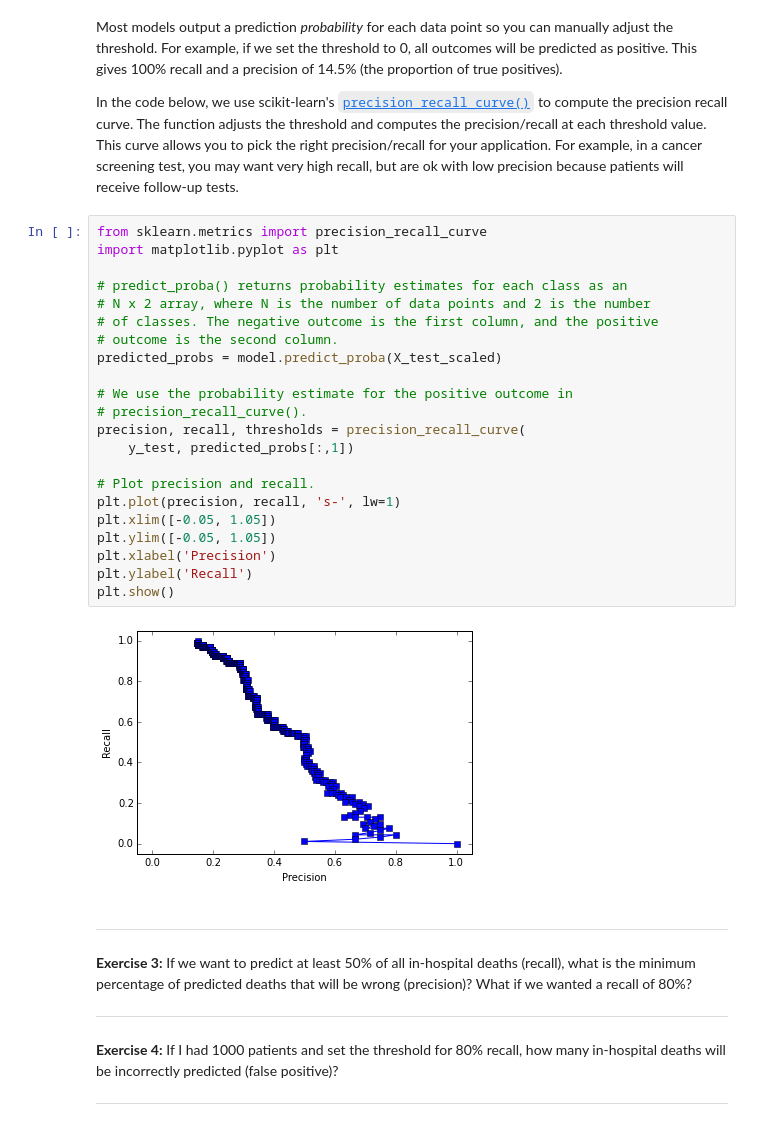
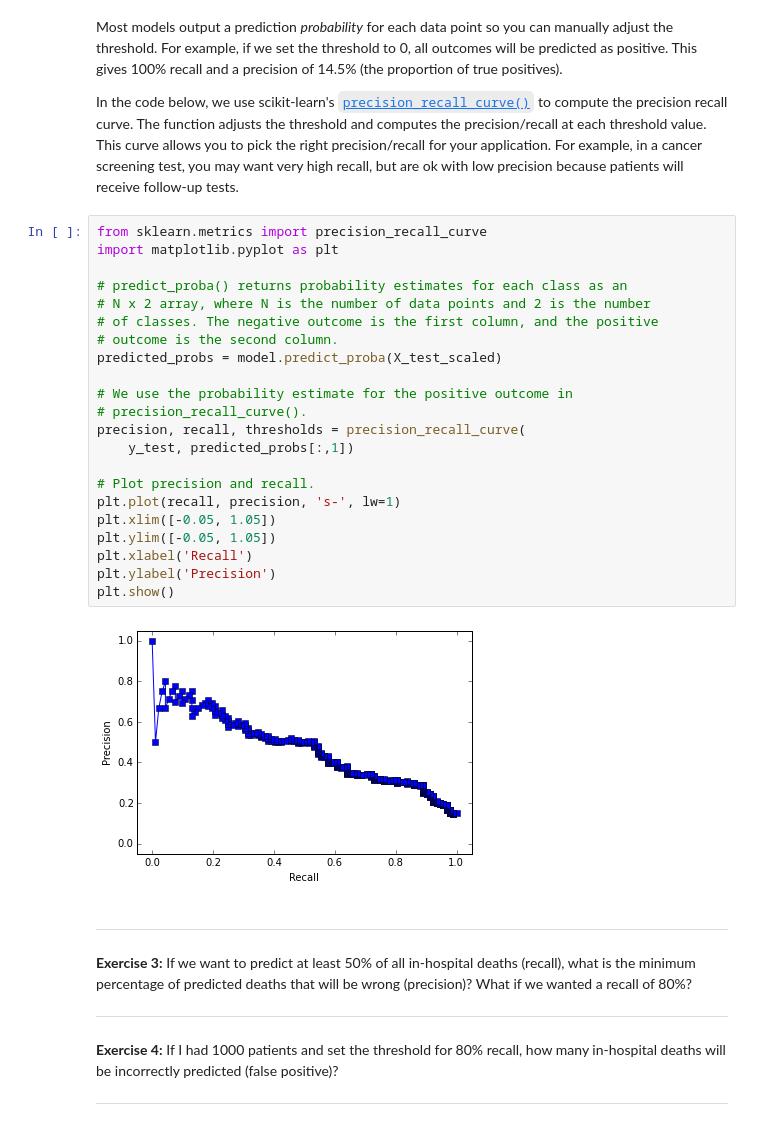
Before and after one commit to aloksharma1993/techfest-ml-tutorial, a Jupyter notebook: notebooks/classification_example.ipynb, the cells around one changed output. Saved outputs shown, nothing was run; the diff lists cells and outputs as text.

```diff
--- a/notebooks/classification_example.ipynb
+++ b/notebooks/classification_example.ipynb
@@ -179,27 +179,27 @@ In the code below, we use scikit-learn's [`precision_recall_curve()`](http://sci
 # %%
 from sklearn.metrics import precision_recall_curve
 import matplotlib.pyplot as plt
 
 # predict_proba() returns probability estimates for each class as an
 # N x 2 array, where N is the number of data points and 2 is the number
 # of classes. The negative outcome is the first column, and the positive
 # outcome is the second column.
 predicted_probs = model.predict_proba(X_test_scaled)
 
 # We use the probability estimate for the positive outcome in
 # precision_recall_curve().
 precision, recall, thresholds = precision_recall_curve(
     y_test, predicted_probs[:,1])
 
 # Plot precision and recall.
-plt.plot(precision, recall, 's-', lw=1)
+plt.plot(recall, precision, 's-', lw=1)
 plt.xlim([-0.05, 1.05])
 plt.ylim([-0.05, 1.05])
-plt.xlabel('Precision')
-plt.ylabel('Recall')
+plt.xlabel('Recall')
+plt.ylabel('Precision')
 plt.show()
 # %% [output]
-[figure, old version]
+[figure, new version]
 # %% [markdown]
 ___
 **Exercise 3:** If we want to predict at least 50% of all in-hospital deaths (recall), what is the minimum percentage of predicted deaths that will be wrong (precision)? What if we wanted a recall of 80%?
```
Also changed, not shown: parts of 4 cells of this notebook.
